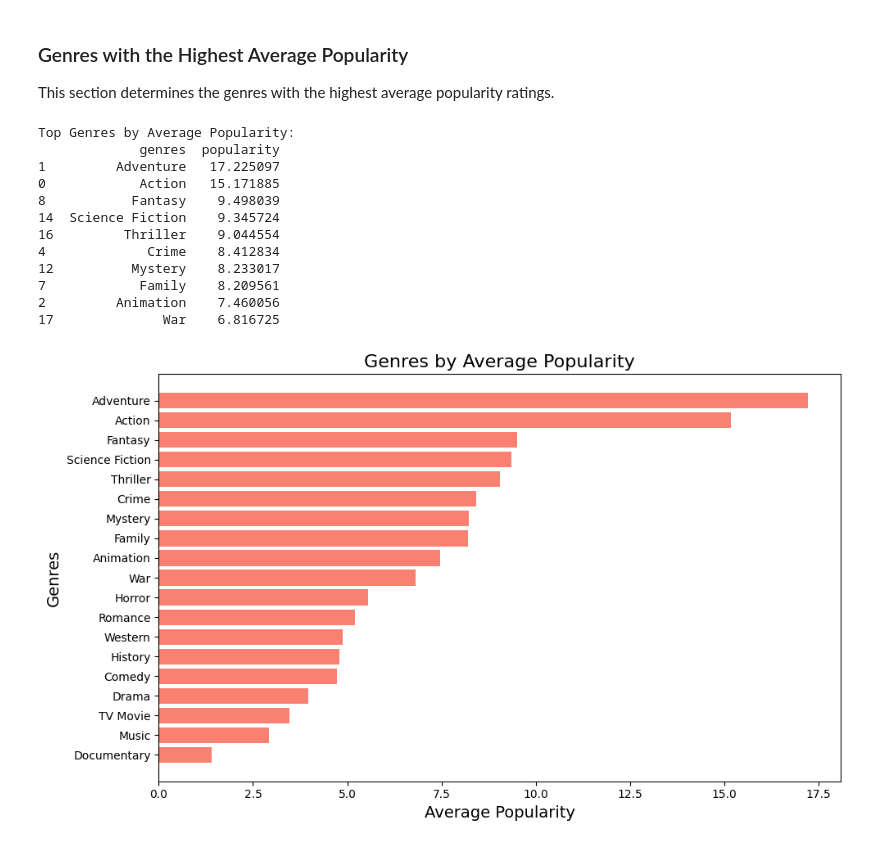
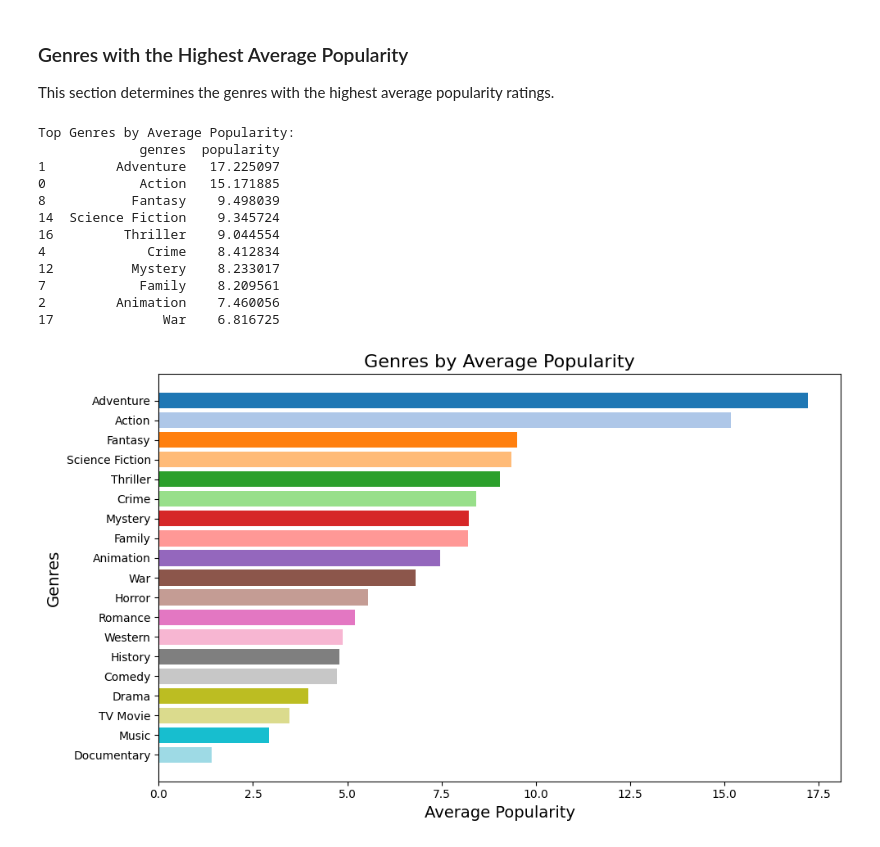
Before and after one commit to Jeff-Oliver/BCS_Project_1, a Jupyter notebook: genre_popularity_code.ipynb, the cells around one changed output. Cells and saved outputs as stored; diff of their text form; code cells hidden in the pictures.

Commit message:
Add updated genre_popularity code

```diff
--- a/genre_popularity_code.ipynb
+++ b/genre_popularity_code.ipynb
@@ -31,6 +31,8 @@ tmdb_df['genres'] = tmdb_df['genres'].apply(lambda x: x.split(', ') if isinstanc
 ### Popularity of Genres Over Time
 This section visualizes how the number of movies in each genre changes over the years.
 # %%
+import matplotlib.cm as cm
+
 # Explode the genres column
 tmdb_df_exploded = tmdb_df.explode('genres')
 
@@ -44,17 +46,31 @@ tmdb_df_exploded = tmdb_df_exploded.dropna(subset=['release_year'])
 # Group by genres and year, then count movies
 genre_popularity = tmdb_df_exploded.groupby(['genres', 'release_year']).size().reset_index(name='movie_count')
 
+# Create a unique set of colors based on the number of genres
+unique_genres = genre_popularity['genres'].unique()
+num_genres = len(unique_genres)
+
+# Use the 'tab20' colormap (or any other with enough distinct colors)
+colormap = cm.get_cmap('tab20', num_genres)
+
 # Plot the popularity of genres over time
 plt.figure(figsize=(15, 8))
 
+# Get the oldest and latest years from the 'release_year' column
+oldest_year = int(tmdb_df_exploded['release_year'].min())
+latest_year = int(tmdb_df_exploded['release_year'].max())
+
+# Define the years for the x-axis
 years = sorted(tmdb_df_exploded['release_year'].unique())
 
-for genre in genre_popularity['genres'].unique():
+# Plot each genre with a distinct color
+for i, genre in enumerate(unique_genres):
     subset = genre_popularity[genre_popularity['genres'] == genre]
     if not subset.empty:
-        plt.plot(subset['release_year'], subset['movie_count'], label=genre)
+        plt.plot(subset['release_year'], subset['movie_count'], label=genre, color=colormap(i / num_genres))
 
-plt.title('Popularity of Genres Over Time', fontsize=16)
+# Set plot titles and labels
+plt.title('Total Movies Released by Genre Over Time', fontsize=16)
 plt.xlabel('Year', fontsize=14)
 plt.ylabel('Number of Movies', fontsize=14)
 
@@ -136,33 +173,52 @@ tmdb_df_exploded = tmdb_df.explode('genres')
 # Group by genres and calculate the mean popularity
 genre_popularity_avg = tmdb_df_exploded.groupby('genres')['popularity'].mean().reset_index()
 
 # Sort by average popularity in descending order
 genre_popularity_avg = genre_popularity_avg.sort_values(by='popularity', ascending=False)
 
 # Display top genres by average popularity
 print("Top Genres by Average Popularity:")
 print(genre_popularity_avg.head(10))
 
-# Bar plot for the top genres
+# Get unique genres and number of genres
+unique_genres = genre_popularity_avg['genres'].unique()
+num_genres = len(unique_genres)
+
+# Create a colormap for unique colors (e.g., 'tab20' for distinct colors)
+colormap = cm.get_cmap('tab20', num_genres)
+
+# Bar plot for the top genres with unique colors
 plt.figure(figsize=(10, 6))
-plt.barh(genre_popularity_avg['genres'], genre_popularity_avg['popularity'], color='salmon')
+
+# Use a distinct color for each genre
+for i, genre in enumerate(unique_genres):
+    genre_data = genre_popularity_avg[genre_popularity_avg['genres'] == genre]
+    plt.barh(genre_data['genres'], genre_data['popularity'], color=colormap(i / num_genres), label=genre)
+
+# Title and labels
 plt.title('Genres by Average Popularity', fontsize=16)
 plt.xlabel('Average Popularity', fontsize=14)
 plt.ylabel('Genres', fontsize=14)
+
+# Invert y-axis to show the highest on top
 plt.gca().invert_yaxis()
+
+# Adjust layout to fit the labels
 plt.tight_layout()
+
+# Show plot
 plt.show()
 # %% [output]
 Top Genres by Average Popularity:
              genres  popularity
 1         Adventure   17.225097
 0            Action   15.171885
 8           Fantasy    9.498039
 14  Science Fiction    9.345724
 16         Thriller    9.044554
 4             Crime    8.412834
 12          Mystery    8.233017
 7            Family    8.209561
 2         Animation    7.460056
 17              War    6.816725
-[figure, old version]
+[figure, new version]
```
Also changed, not shown: parts of 3 cells of this notebook.
